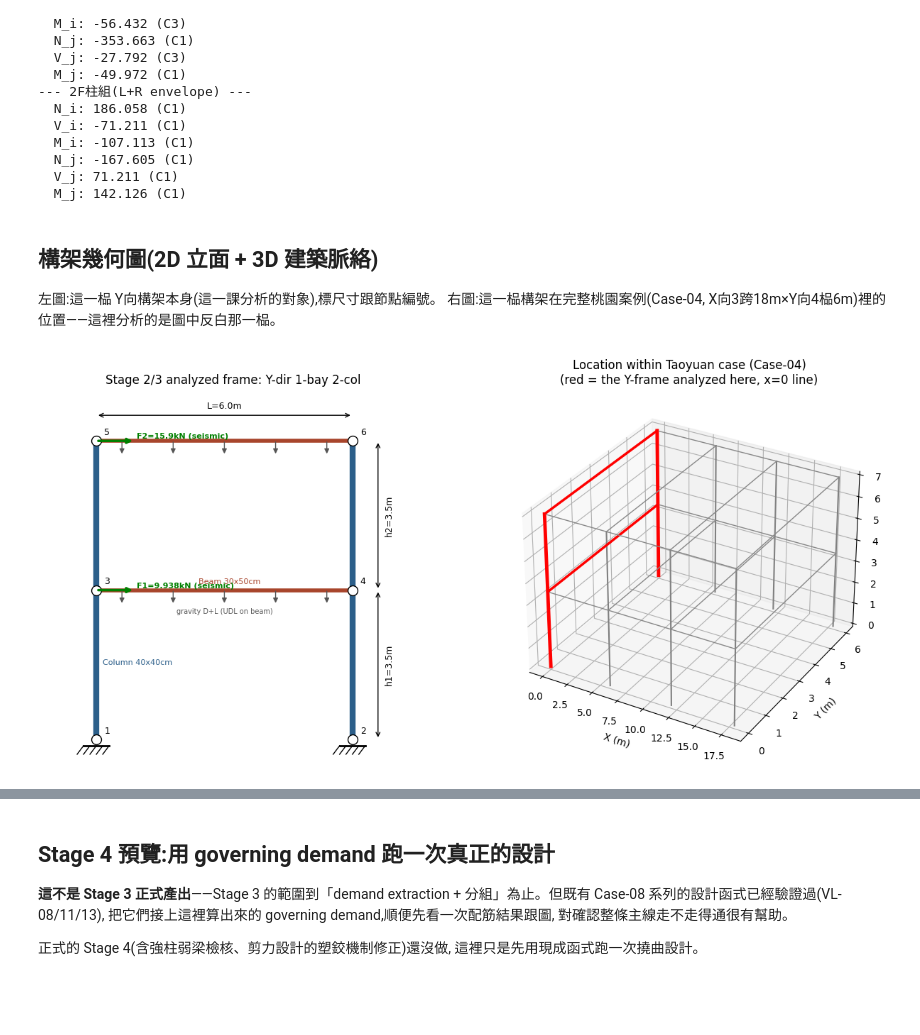
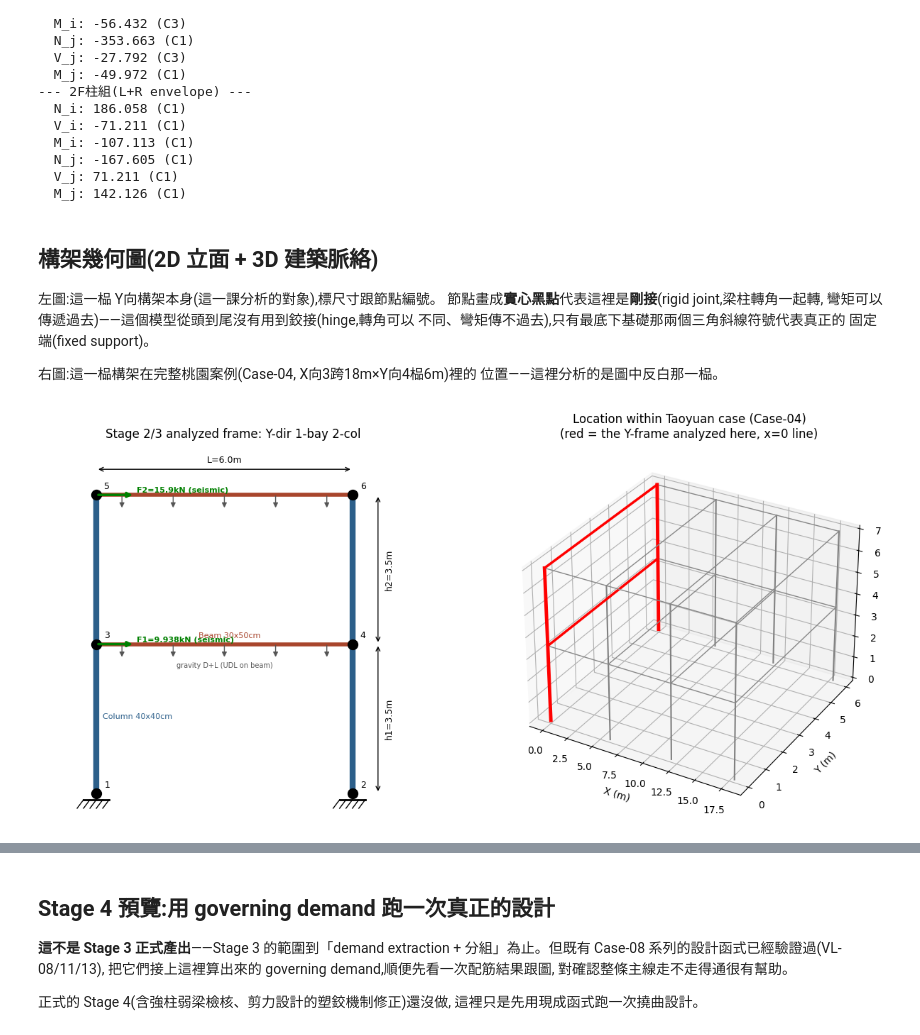
Before and after one commit to zhixiu0223/taiwan-seismic-code-calc, a Jupyter notebook: notebooks/stage3_load_combinations_demand_extraction.ipynb, the cells around one changed output, grey strips where cells are left out. Saved outputs shown, nothing was run; the diff lists cells and outputs as text; code cells hidden in the pictures; blank space fills up the shorter version.

```diff
--- a/notebooks/stage3_load_combinations_demand_extraction.ipynb
+++ b/notebooks/stage3_load_combinations_demand_extraction.ipynb
@@ -356,6 +356,11 @@ for k,(val,combo) in group_2F_col.items():
 ## 構架幾何圖(2D 立面 + 3D 建築脈絡)
 
 左圖:這一榀 Y向構架本身(這一課分析的對象),標尺寸跟節點編號。
+節點畫成**實心黑點**代表這裡是**剛接**(rigid joint,梁柱轉角一起轉,
+彎矩可以傳遞過去)——這個模型從頭到尾沒有用到鉸接(hinge,轉角可以
+不同、彎矩傳不過去),只有最底下基礎那兩個三角斜線符號代表真正的
+固定端(fixed support)。
+
 右圖:這一榀構架在完整桃園案例(Case-04, X向3跨18m×Y向4榀6m)裡的
 位置——這裡分析的是圖中反白那一榀。
 # %%
@@ -376,7 +381,7 @@ for i,j,kind in members_2d:
     color = '#2c5f8a' if kind=='col' else '#a8452c'
     ax1.plot(x, y, '-', lw=lw, color=color, solid_capstyle='butt', zorder=2)
 for nid,(x,y) in nodes_2d.items():
-    ax1.plot(x, y, 'o', color='white', mec='black', ms=10, zorder=3)
+    ax1.plot(x, y, 'o', color='black', mec='black', ms=10, zorder=3)  # 實心黑點=剛接(rigid joint), 不是鉸接(hinge)
     ax1.annotate(str(nid), (x,y), textcoords="offset points", xytext=(8,6), fontsize=9)
 # 基礎符號
 for x in [0, L]:
@@ -411,31 +416,31 @@ ax1.text(L/2, h1-0.55, 'gravity D+L (UDL on beam)', ha='center', fontsize=7, col
 ax1.set_xlim(-1.2, L+1.6); ax1.set_ylim(-0.6, h1+h2+1.2)
 ax1.set_aspect('equal'); ax1.axis('off')
 ax1.set_title('Stage 2/3 analyzed frame: Y-dir 1-bay 2-col')
 
 # ---- 右圖: 3D建築脈絡(桃園案例, Case-04幾何) ----
 ax2 = fig.add_subplot(122, projection='3d')
 xs_grid = [0.0, 6.0, 12.0, 18.0]
 ys_grid = [0.0, 6.0]
 zs_grid = [0.0, h1, h1+h2]
 analyzed_x = 0.0   # 這一課分析的是x=0這一榀
 
 for x in xs_grid:
     for y in ys_grid:
         color = 'red' if x==analyzed_x else 'gray'
         lw = 3.5 if x==analyzed_x else 1.5
         ax2.plot([x,x],[y,y],[0,h1+h2], '-', color=color, lw=lw)
 for z in [h1, h1+h2]:
     for y in ys_grid:
         color = 'red' if analyzed_x in [0.0] else 'gray'
         ax2.plot(xs_grid, [y]*4, [z]*4, '-', color='#888888', lw=1)
     for x in xs_grid:
         color = 'red' if x==analyzed_x else '#888888'
         lw = 2.5 if x==analyzed_x else 1
         ax2.plot([x,x], ys_grid, [z,z], '-', color=color, lw=lw)
 ax2.set_title('Location within Taoyuan case (Case-04)\n(red = the Y-frame analyzed here, x=0 line)')
 ax2.set_xlabel('X (m)'); ax2.set_ylabel('Y (m)'); ax2.set_zlabel('Z (m)')
 
 plt.tight_layout()
 plt.show()
 # %% [output]
-[figure, old version]
+[figure, new version]
```
Also changed, not shown: parts of 4 cells of this notebook.
